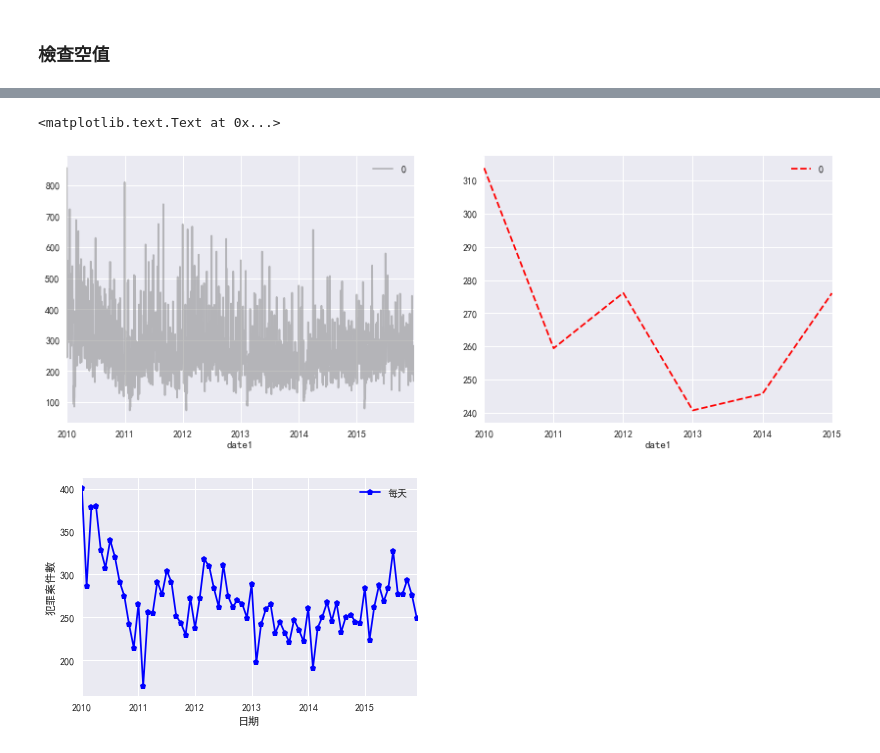
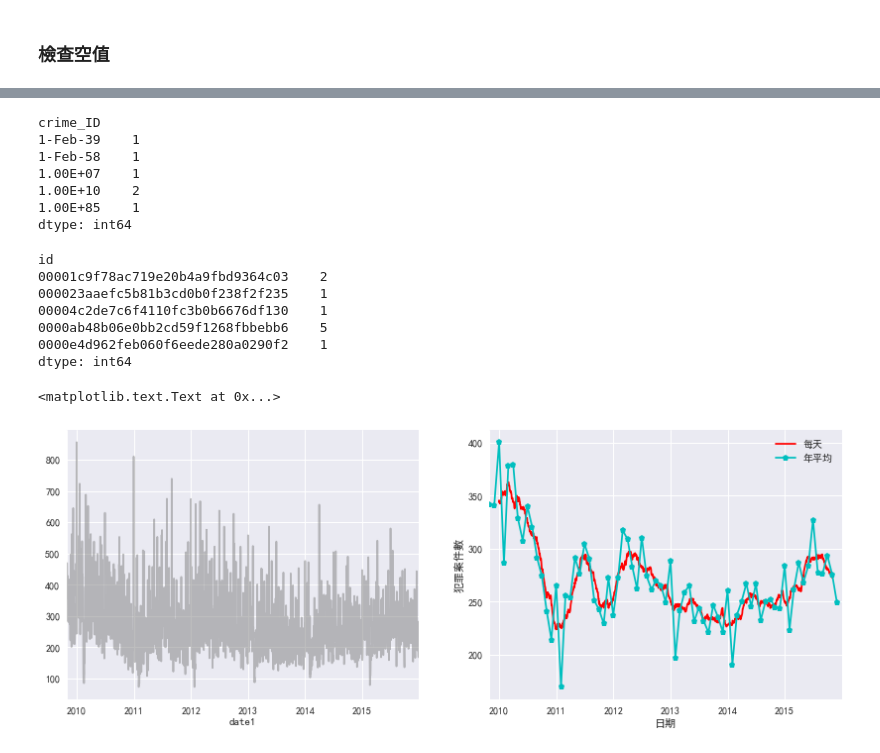
Before and after one commit to jc7qx/pylearning, a Jupyter notebook: 國網犯罪.ipynb, the cells around one changed output, grey strips where cells are left out. Cells and saved outputs as stored; diff of their text form; code cells hidden in the pictures.

```diff
--- a/國網犯罪.ipynb
+++ b/國網犯罪.ipynb
@@ -146,6 +158,16 @@ df2[df2['counts']==3] #列出犯次3所有資料
 ## 讀入犯罪日期資料
 # %%
 from dateutil import parser
+# %%
+import pandas as pd
+import numpy as np
+import matplotlib.pyplot as plt
+import seaborn as sns
+import math
+%matplotlib inline
+sns.set()
+plt.rcParams['font.sans-serif'] = ['simhei']
+plt.rcParams['axes.unicode_minus'] = False
 # %%
 crimedate_df = pd.read_csv("data/occurDate.csv")
 # %% [markdown]
@@ -271,0 +300,4 @@ crimedd.describe()
+# %%
+crimedate = crimedate_df.groupby("date1").size()
+crimeevent = crimedate_df.groupby("crime_ID").size()
+crimepp = crimedate_df.groupby("id").size()
@@ -272,13 +314,32 @@ crimedd.describe()
+# %%
+crimeevent.head() #事件
+# %% [output]
+crime_ID
+1-Feb-39    1
+1-Feb-58    1
+1.00E+07    1
+1.00E+10    2
+1.00E+85    1
+dtype: int64
+# %%
+crimepp.head() #犯罪人
+# %% [output]
+id
+00001c9f78ac719e20b4a9fbd9364c03    2
+000023aaefc5b81b3cd0b0f238f2f235    1
+00004c2de7c6f4110fc3b0b6676df130    1
+0000ab48b06e0bb2cd59f1268fbbebb6    5
+0000e4d962feb060f6eede280a0290f2    1
+dtype: int64
 # %%
-aa = crimedd["2010":"2015"]
+aa = crimedate["2009":"2015"]
 fig, ax = plt.subplots(1,2, figsize=(14, 5))
 aa.plot(ax=ax[0],c="gray",alpha=0.5)
-aa.resample("A").mean().plot(ax=ax[1],style='r--')
-aa.resample("M").mean().plot(style='bp-')
+aa.rolling(120,center=True).mean().plot(ax=ax[1],style='r-')
+aa.resample("M").mean().plot(style='cp-')
 plt.legend(['每天', "年平均","月平均"], loc='upper right')
 plt.ylabel('犯罪案件數')
 plt.xlabel('日期')
 # %% [output]
 <matplotlib.text.Text at 0x...>
-[figure, old version]
+[figure, new version]
-[figure, removed]
```
Also changed, not shown: parts of 26 cells of this notebook.
